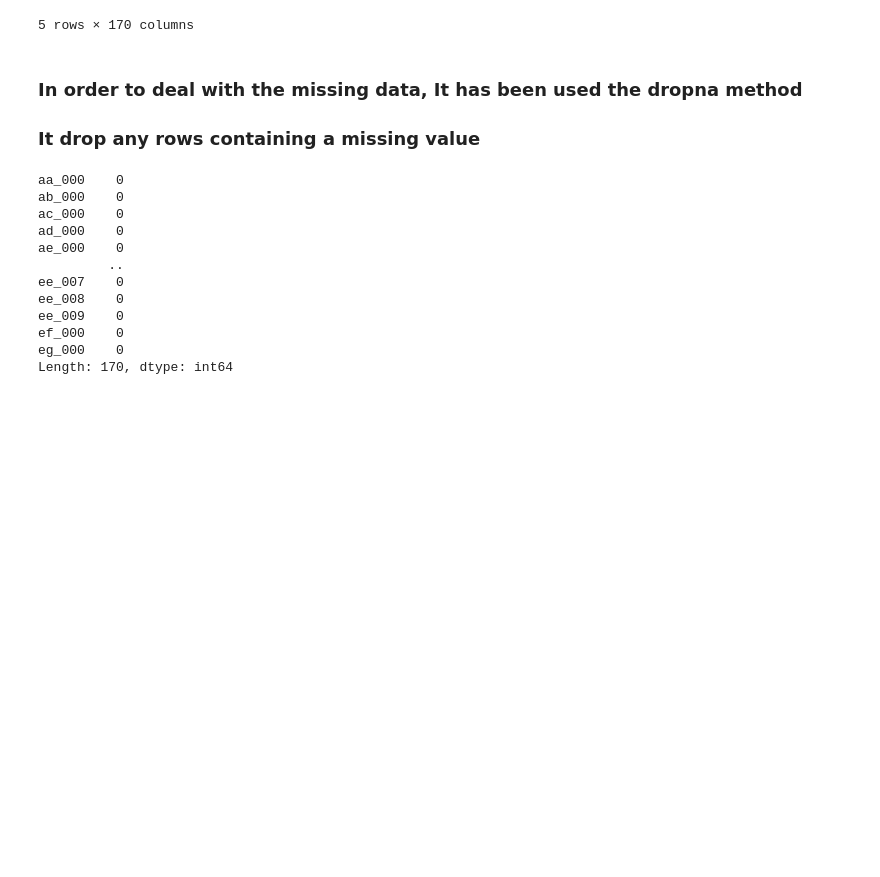
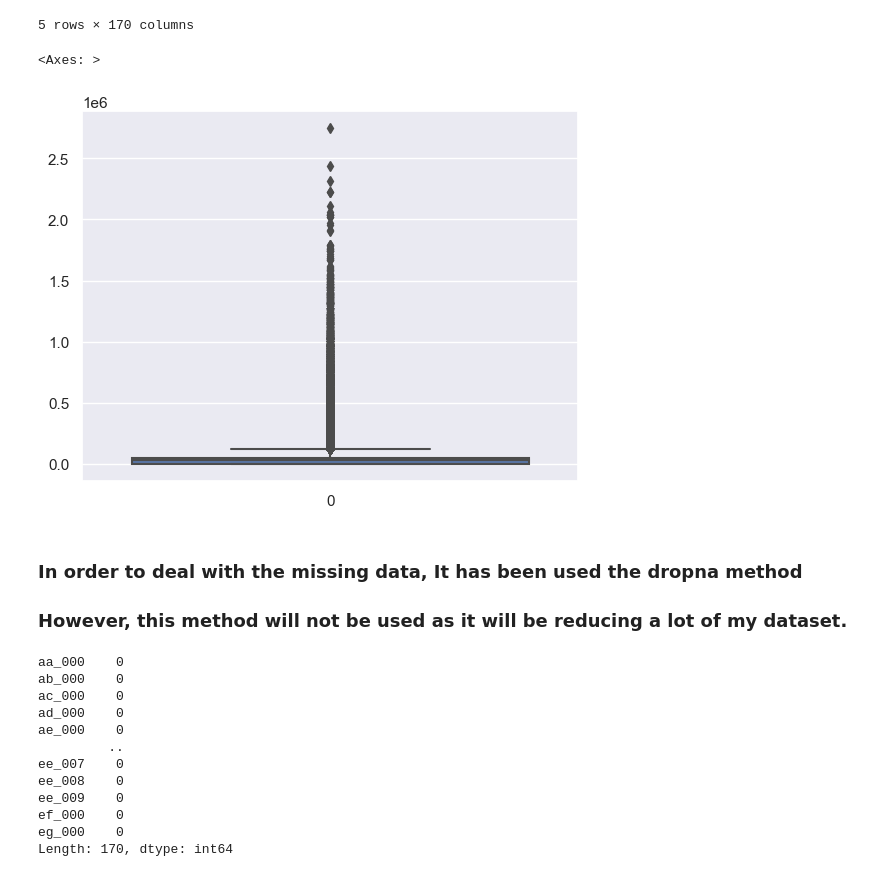
Before and after one commit to TatiHelena/DataPreparation, a Jupyter notebook: TatianeHelenAlves_DPrepHDip_CA1.ipynb, the cells around one changed output. Saved outputs shown, nothing was run; the diff lists cells and outputs as text; code cells hidden in the pictures; blank space fills up the shorter version.

```diff
--- a/TatianeHelenAlves_DPrepHDip_CA1.ipynb
+++ b/TatianeHelenAlves_DPrepHDip_CA1.ipynb
@@ -110,0 +135,3 @@ array(['neg', 'pos'], dtype=object)
+# %%
+aps_df['class'].replace('neg', 0, inplace = True)
+aps_df['class'].replace('pos', 1, inplace = True)
@@ -123,6 +175,11 @@ aps_no_class.head()
+# %%
+sns.boxplot(data=aps_no_class['aa_000'])
+# %% [output]
+<Axes: >
+[figure, added]
 # %% [markdown]
 ### In order to deal with the missing data, It has been used the dropna method
-### It drop any rows containing a missing value
+### However, this method will not be used as it will be reducing a lot of my dataset.
 # %%
 new_df = aps_no_class.dropna()
 # %%
```
Also changed, not shown: parts of 65 cells of this notebook, 1 other file.
